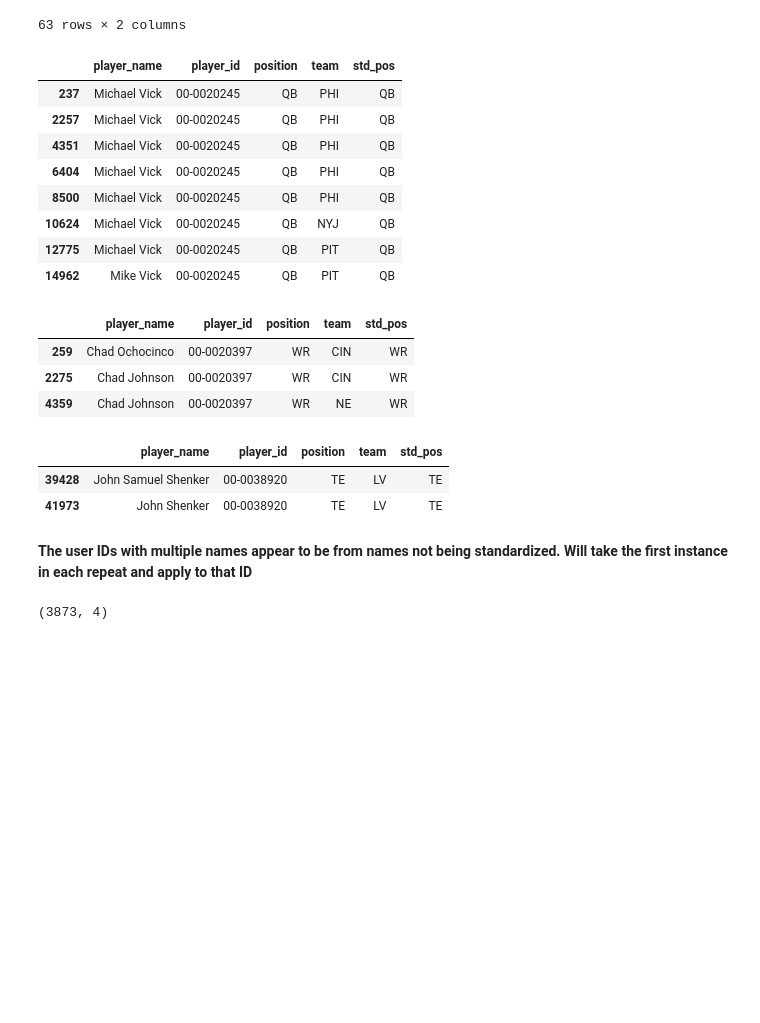
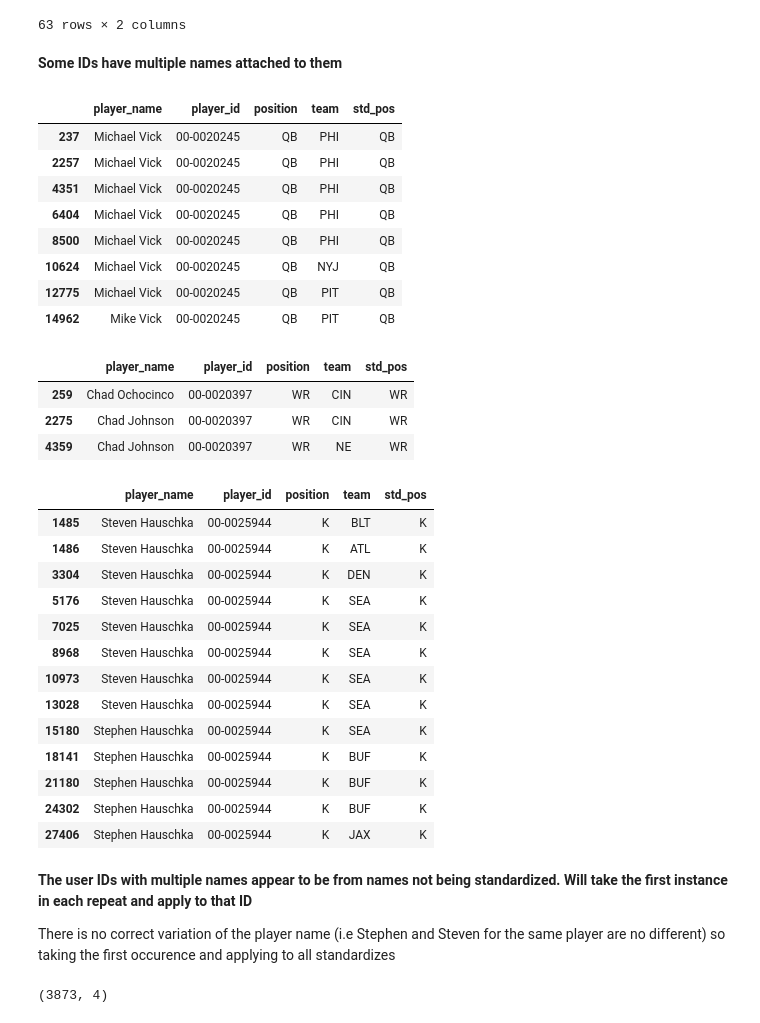
Before and after one commit to nicriv831/NFL-Injury-Risk, a Jupyter notebook: 1-Import_and_Standardize.ipynb, the cells around one changed output. Cells and saved outputs as stored; diff of their text form; code cells hidden in the pictures; blank space fills up the shorter version.

```diff
--- a/1-Import_and_Standardize.ipynb
+++ b/1-Import_and_Standardize.ipynb
@@ -487,30 +470,44 @@ ids_with_multiple_names[ids_with_multiple_names['player_name'] > 1]
 | 3574 | 00-0038920 | 2 |
 | 3591 | 00-0038976 | 2 |
 63 rows × 2 columns
+# %% [markdown]
+**Some IDs have multiple names attached to them**
 # %%
-# Take a look at one of the IDs to see what the issue is
-
+# Take a look three of the IDs to see what the issue is
 display(id_df[id_df['player_id'] == '00-0020245'])
 display(id_df[id_df['player_id'] == '00-0020397'])
-display(id_df[id_df['player_id'] == '00-0038920'])
+display(id_df[id_df['player_id'] == '00-0025944'])
 # %% [output]
 |  | player_name | player_id | position | team | std_pos |
 | 237 | Michael Vick | 00-0020245 | QB | PHI | QB |
 | 2257 | Michael Vick | 00-0020245 | QB | PHI | QB |
 | 4351 | Michael Vick | 00-0020245 | QB | PHI | QB |
 | 6404 | Michael Vick | 00-0020245 | QB | PHI | QB |
 | 8500 | Michael Vick | 00-0020245 | QB | PHI | QB |
 | 10624 | Michael Vick | 00-0020245 | QB | NYJ | QB |
 | 12775 | Michael Vick | 00-0020245 | QB | PIT | QB |
 | 14962 | Mike Vick | 00-0020245 | QB | PIT | QB |
 |  | player_name | player_id | position | team | std_pos |
 | 259 | Chad Ochocinco | 00-0020397 | WR | CIN | WR |
 | 2275 | Chad Johnson | 00-0020397 | WR | CIN | WR |
 | 4359 | Chad Johnson | 00-0020397 | WR | NE | WR |
 |  | player_name | player_id | position | team | std_pos |
-| 39428 | John Samuel Shenker | 00-0038920 | TE | LV | TE |
-| 41973 | John Shenker | 00-0038920 | TE | LV | TE |
+| 1485 | Steven Hauschka | 00-0025944 | K | BLT | K |
+| 1486 | Steven Hauschka | 00-0025944 | K | ATL | K |
+| 3304 | Steven Hauschka | 00-0025944 | K | DEN | K |
+| 5176 | Steven Hauschka | 00-0025944 | K | SEA | K |
+| 7025 | Steven Hauschka | 00-0025944 | K | SEA | K |
+| 8968 | Steven Hauschka | 00-0025944 | K | SEA | K |
+| 10973 | Steven Hauschka | 00-0025944 | K | SEA | K |
+| 13028 | Steven Hauschka | 00-0025944 | K | SEA | K |
+| 15180 | Stephen Hauschka | 00-0025944 | K | SEA | K |
+| 18141 | Stephen Hauschka | 00-0025944 | K | BUF | K |
+| 21180 | Stephen Hauschka | 00-0025944 | K | BUF | K |
+| 24302 | Stephen Hauschka | 00-0025944 | K | BUF | K |
+| 27406 | Stephen Hauschka | 00-0025944 | K | JAX | K |
 # %% [markdown]
 **The user IDs with multiple names appear to be from names not being standardized. Will take the first instance in each repeat and apply to that ID**
+
+There is no correct variation of the player name (i.e Stephen and Steven for the same player are no different) so taking the first occurence and applying to all standardizes
 # %%
 # Group by ID and take the first instance sorted player name
```
Also changed, not shown: parts of 236 cells of this notebook, 9 other files.
